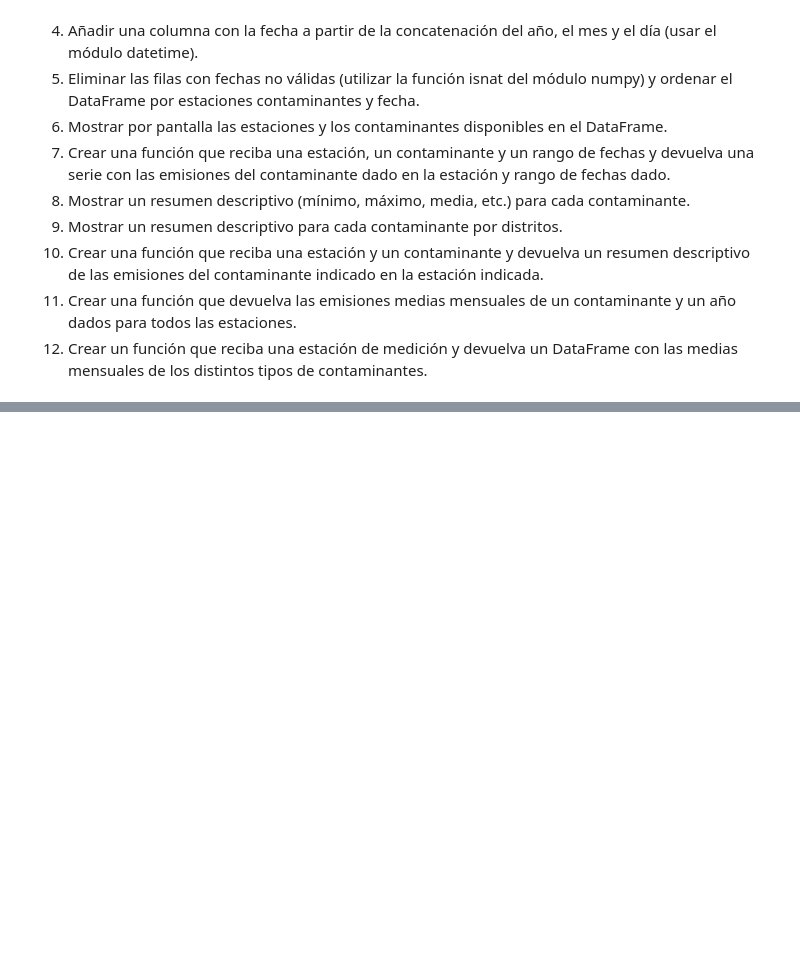
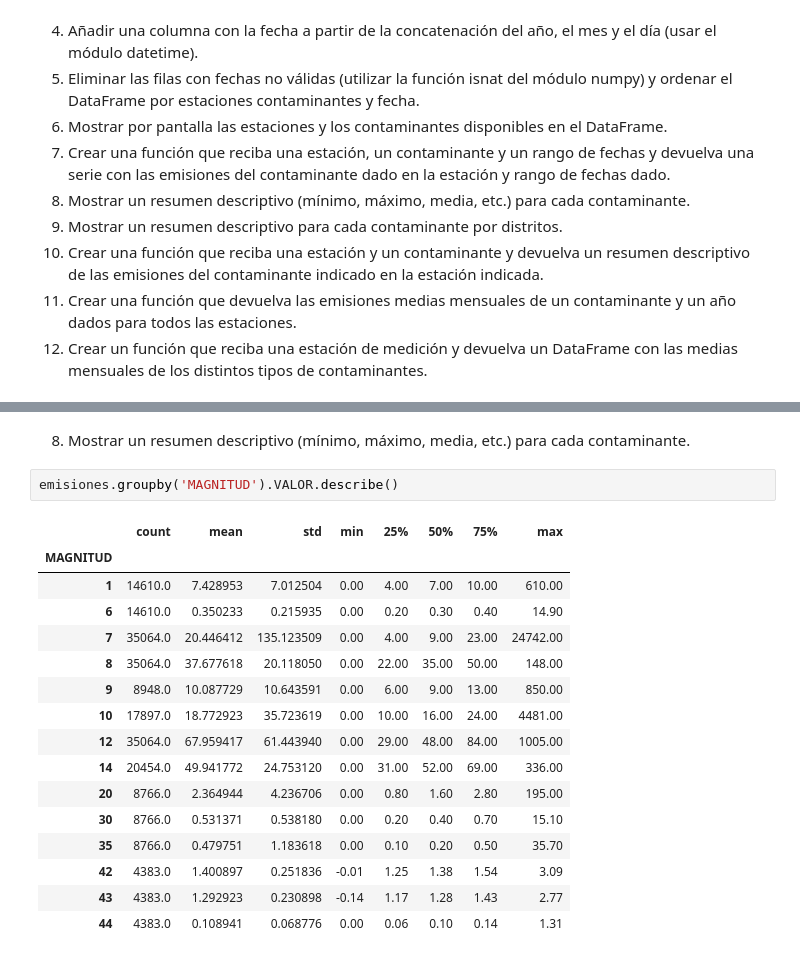
Before and after one commit to javipiazza94/Data-Science-TBB, a Jupyter notebook: SCRIPTS/Legal/Ejercicios.ipynb, the cells around one changed output, grey strips where cells are left out. Cells and saved outputs as stored; diff of their text form; blank space fills up the shorter version.

```diff
--- a/SCRIPTS/Legal/Ejercicios.ipynb
+++ b/SCRIPTS/Legal/Ejercicios.ipynb
@@ -473,0 +660,21 @@ Los ficheros emisiones-2016.csv, emisiones-2017.csv, emisiones-2018.csv y emisio
+# %% [markdown]
+8. Mostrar un resumen descriptivo (mínimo, máximo, media, etc.) para cada contaminante.
+# %%
+emisiones.groupby('MAGNITUD').VALOR.describe()
+# %% [output]
+|  | count | mean | std | min | 25% | 50% | 75% | max |
+| MAGNITUD |  |  |  |  |  |  |  |  |
+| 1 | 14610.0 | 7.428953 | 7.012504 | 0.00 | 4.00 | 7.00 | 10.00 | 610.00 |
+| 6 | 14610.0 | 0.350233 | 0.215935 | 0.00 | 0.20 | 0.30 | 0.40 | 14.90 |
+| 7 | 35064.0 | 20.446412 | 135.123509 | 0.00 | 4.00 | 9.00 | 23.00 | 24742.00 |
+| 8 | 35064.0 | 37.677618 | 20.118050 | 0.00 | 22.00 | 35.00 | 50.00 | 148.00 |
+| 9 | 8948.0 | 10.087729 | 10.643591 | 0.00 | 6.00 | 9.00 | 13.00 | 850.00 |
+| 10 | 17897.0 | 18.772923 | 35.723619 | 0.00 | 10.00 | 16.00 | 24.00 | 4481.00 |
+| 12 | 35064.0 | 67.959417 | 61.443940 | 0.00 | 29.00 | 48.00 | 84.00 | 1005.00 |
+| 14 | 20454.0 | 49.941772 | 24.753120 | 0.00 | 31.00 | 52.00 | 69.00 | 336.00 |
+| 20 | 8766.0 | 2.364944 | 4.236706 | 0.00 | 0.80 | 1.60 | 2.80 | 195.00 |
+| 30 | 8766.0 | 0.531371 | 0.538180 | 0.00 | 0.20 | 0.40 | 0.70 | 15.10 |
+| 35 | 8766.0 | 0.479751 | 1.183618 | 0.00 | 0.10 | 0.20 | 0.50 | 35.70 |
+| 42 | 4383.0 | 1.400897 | 0.251836 | -0.01 | 1.25 | 1.38 | 1.54 | 3.09 |
+| 43 | 4383.0 | 1.292923 | 0.230898 | -0.14 | 1.17 | 1.28 | 1.43 | 2.77 |
+| 44 | 4383.0 | 0.108941 | 0.068776 | 0.00 | 0.06 | 0.10 | 0.14 | 1.31 |
```
Also changed, not shown: parts of 41 cells of this notebook, 4 other files.
